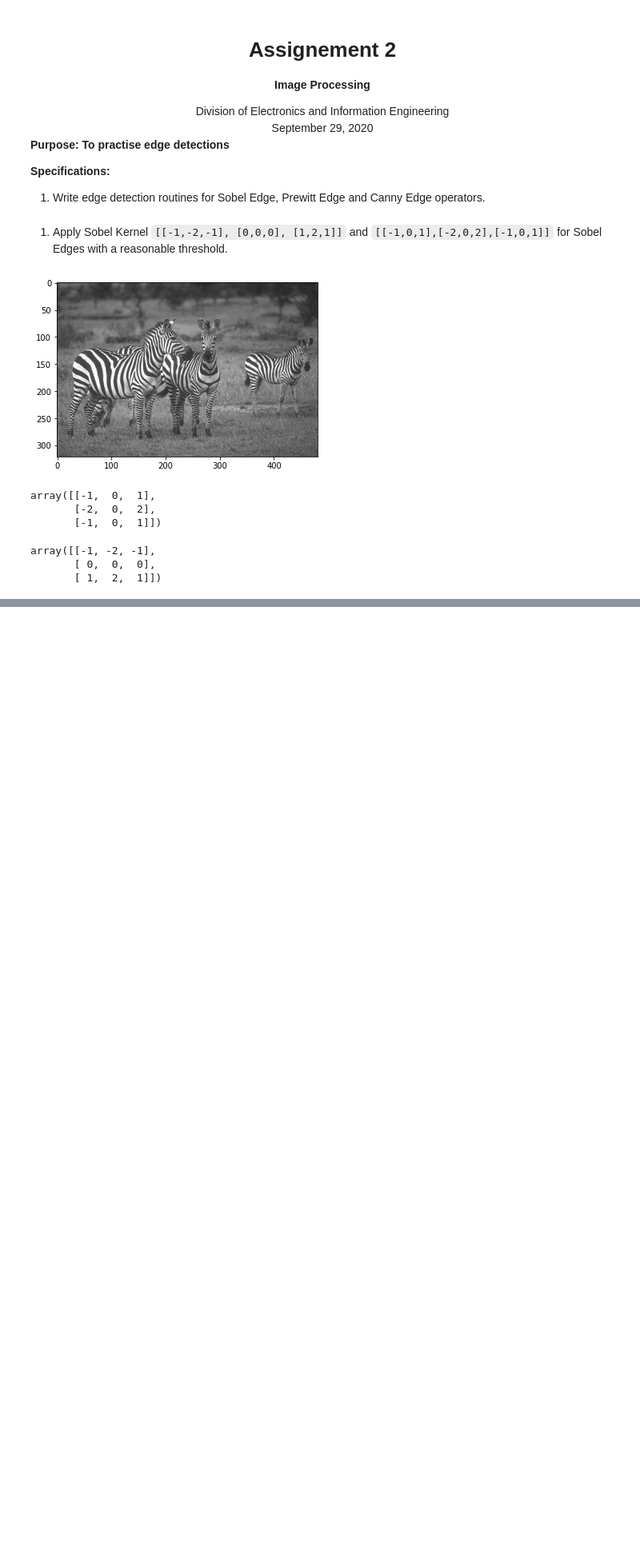
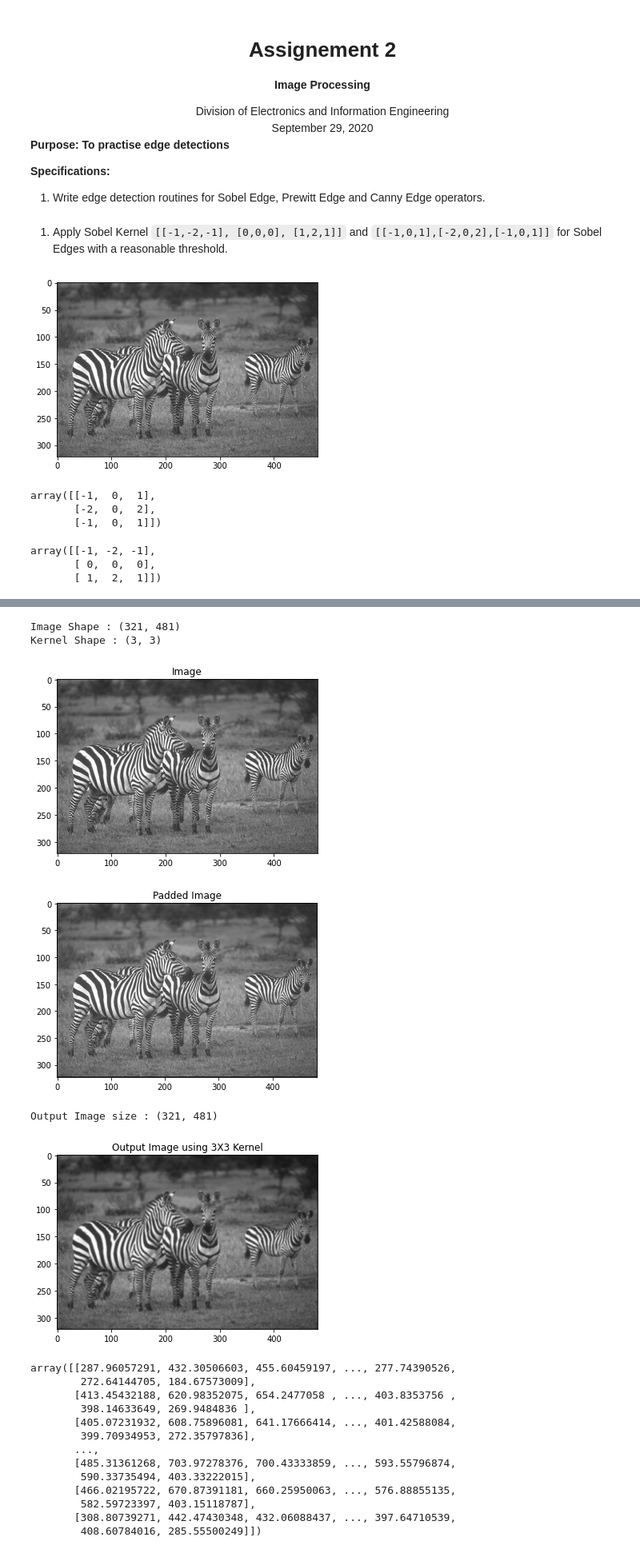
Before and after one commit to Dadajon/coursework, a Jupyter notebook: fall-2020/advanced-image-processing/assignment2/playground.ipynb, the cells around one changed output, grey strips where cells are left out. Shown at 80% size. Cells and saved outputs as stored; diff of their text form; code cells hidden in the pictures; blank space fills up the shorter version.

```diff
--- a/fall-2020/advanced-image-processing/assignment2/playground.ipynb
+++ b/fall-2020/advanced-image-processing/assignment2/playground.ipynb
@@ -45,3 +56,2 @@ array([[-1, -2, -1],
 # %%
-pil_image = np.array(Image.open('images/zebra-color.jpg').convert(mode='L'))
-pil_image
+image = np.array(Image.open('images/zebra.jpg'))
@@ -87,0 +66,23 @@ print(pil_image, "\n\n\t\tvs\n\n", gray_image)
+# %%
+image = convolution(image, kernel, average=False, verbose=True)
+image
+# %% [output]
+Image Shape : (321, 481)
+Kernel Shape : (3, 3)
+[figure, added]
+[figure, added]
+Output Image size : (321, 481)
+[figure, added]
+array([[287.96057291, 432.30506603, 455.60459197, ..., 277.74390526,
+        272.64144705, 184.67573009],
+       [413.45432188, 620.98352075, 654.2477058 , ..., 403.8353756 ,
+        398.14633649, 269.9484836 ],
+       [405.07231932, 608.75896081, 641.17666414, ..., 401.42588084,
+        399.70934953, 272.35797836],
+       ...,
+       [485.31361268, 703.97278376, 700.43333859, ..., 593.55796874,
+        590.33735494, 403.33222015],
+       [466.02195722, 670.87391181, 660.25950063, ..., 576.88855135,
+        582.59723397, 403.15118787],
+       [308.80739271, 442.47430348, 432.06088437, ..., 397.64710539,
+        408.60784016, 285.55500249]])
```
Also changed, not shown: parts of 16 cells of this notebook, 5 other files.
